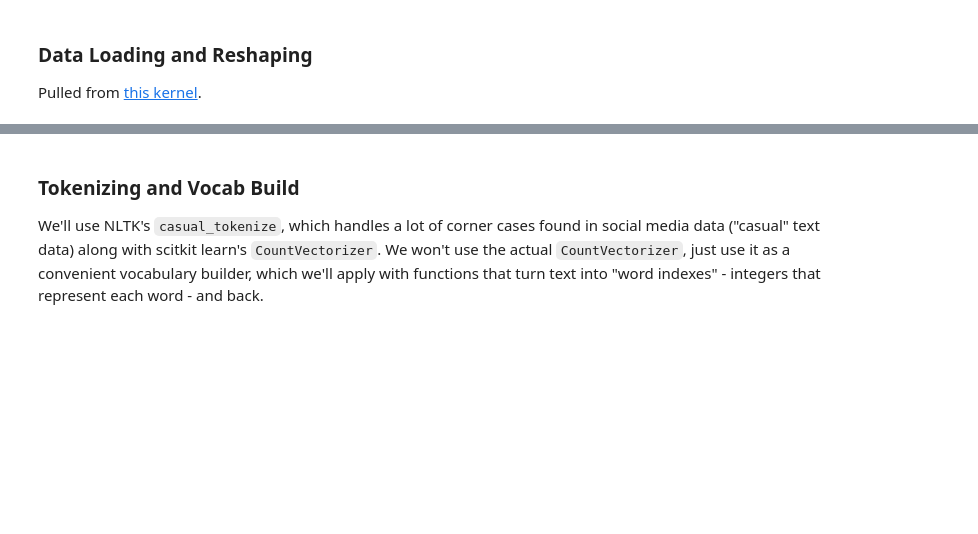
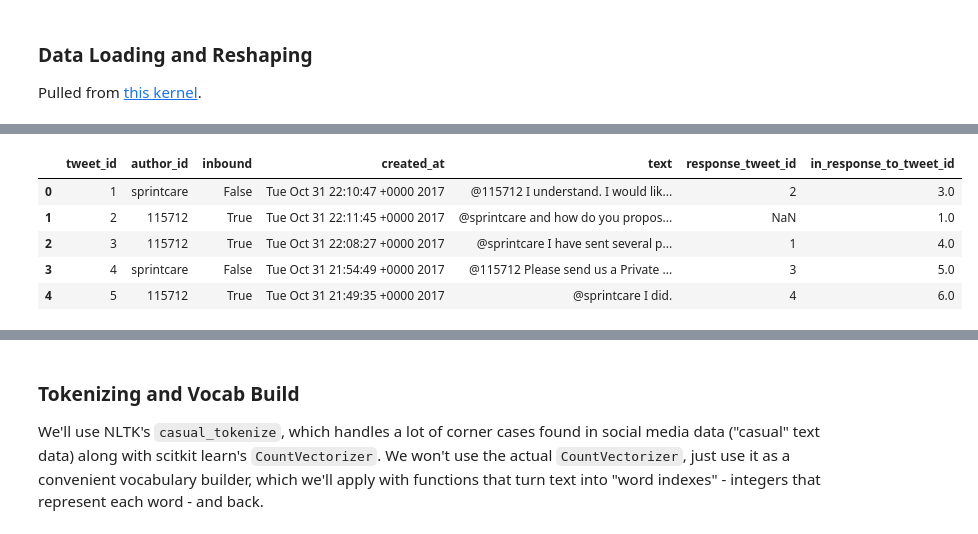
Before and after one commit to KristinChen/nlp-coe, a Jupyter notebook: twitter-conversational-chatbot/EDA Notebooks/twitter-basic-seq2seq.ipynb, the cells around one changed output, grey strips where cells are left out. Cells and saved outputs as stored; diff of their text form; code cells hidden in the pictures; blank space fills up the shorter version.

```diff
--- a/twitter-conversational-chatbot/EDA Notebooks/twitter-basic-seq2seq.ipynb
+++ b/twitter-conversational-chatbot/EDA Notebooks/twitter-basic-seq2seq.ipynb
@@ -66,3 +73,29 @@ Here, we'll prepare the data for training our seq2seq model, including:
 # %% [markdown]
 ### Data Loading and Reshaping
 Pulled from [this kernel](https://www.kaggle.com/soaxelbrooke/first-inbound-and-response-tweets).
+# %%
+""" A kernel posted on Kaggle that shows how to pull just the first consumer request and
+    company response from the dataset.
+"""
+
+import pandas as pd # data processing, CSV file I/O (e.g. pd.read_csv)
+
+tweets = pd.read_csv('../data/twcs/twcs.csv')
+
+
+# Pick only inbound tweets that aren't in reply to anything...
+first_inbound = tweets[pd.isnull(tweets.in_response_to_tweet_id) & tweets.inbound]
+print('Found {} first inbound messages.'.format(len(first_inbound)))
+
+# Merge in all tweets in response
+inbounds_and_outbounds = pd.merge(first_inbound, tweets, left_on='tweet_id',
+                                  right_on='in_response_to_tweet_id')
+print("Found {} responses.".format(len(inbounds_and_outbounds)))
+
+# Filter out cases where reply tweet isn't from company
+inbounds_and_outbounds = inbounds_and_outbounds[inbounds_and_outbounds.inbound_y ^ True]
+
+# Et voila!
+print("Found {} responses from companies.".format(len(inbounds_and_outbounds)))
+print("Tweets Preview:")
+print(inbounds_and_outbounds)
@@ -69,2 +120,12 @@ Pulled from [this kernel](https://www.kaggle.com/soaxelbrooke/first-inbound-and-
+# %%
+tweets.head()
+#inbound: message from others (response_tweet_id); outbound: message sent by the tweet_id (in_response_to_tweet_id)
+# %% [output]
+|  | tweet_id | author_id | inbound | created_at | text | response_tweet_id | in_response_to_tweet_id |
+| 0 | 1 | sprintcare | False | Tue Oct 31 22:10:47 +0000 2017 | @115712 I understand. I would lik... | 2 | 3.0 |
+| 1 | 2 | 115712 | True | Tue Oct 31 22:11:45 +0000 2017 | @sprintcare and how do you propos... | NaN | 1.0 |
+| 2 | 3 | 115712 | True | Tue Oct 31 22:08:27 +0000 2017 | @sprintcare I have sent several p... | 1 | 4.0 |
+| 3 | 4 | sprintcare | False | Tue Oct 31 21:54:49 +0000 2017 | @115712 Please send us a Private ... | 3 | 5.0 |
+| 4 | 5 | 115712 | True | Tue Oct 31 21:49:35 +0000 2017 | @sprintcare I did. | 4 | 6.0 |
 # %%
 %%time
```
Also changed, not shown: parts of 35 cells of this notebook.
